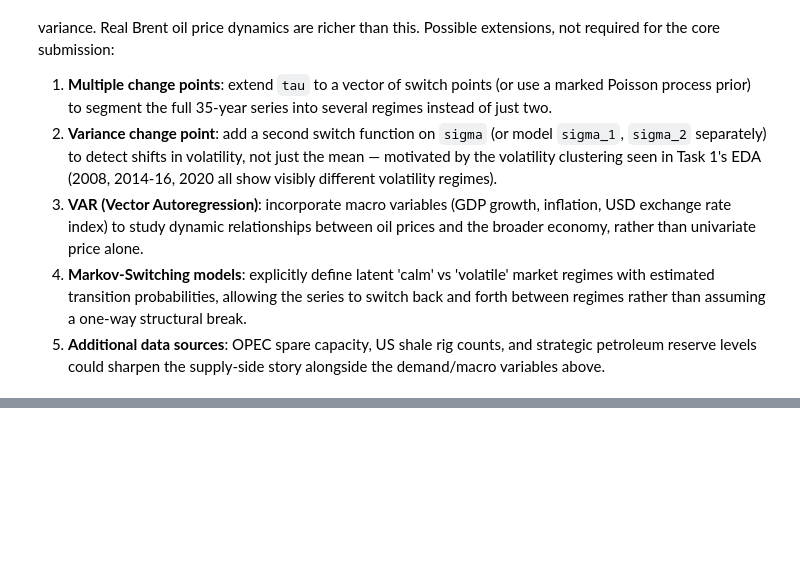
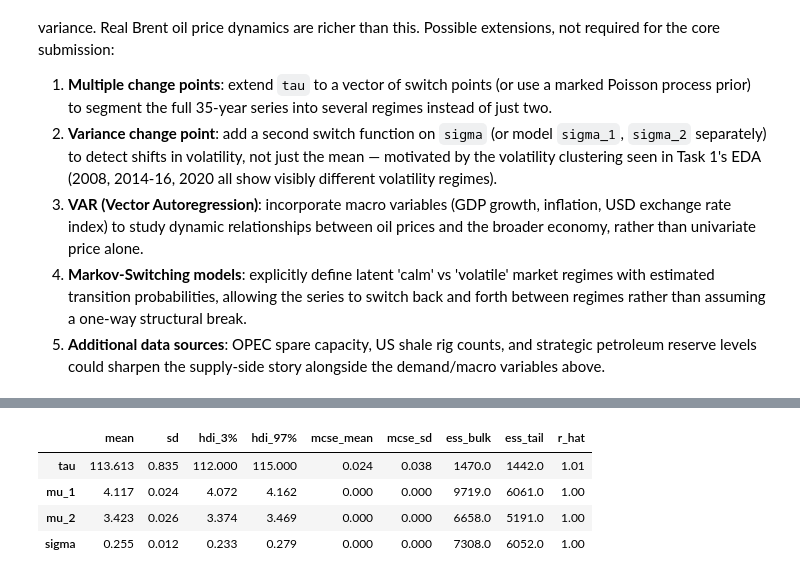
Before and after one commit to kenenit/brent-oil-change-point-analysis, a Jupyter notebook: notebooks/02_change_point_model.ipynb, the cells around one changed output, grey strips where cells are left out. Saved outputs shown, nothing was run; the diff lists cells and outputs as text; code cells hidden in the pictures; blank space fills up the shorter version.

```diff
--- a/notebooks/02_change_point_model.ipynb
+++ b/notebooks/02_change_point_model.ipynb
@@ -218,0 +269,8 @@ richer than this. Possible extensions, not required for the core submission:
+# %%
+window = prices[(prices["Date"] >= "2019-10-01") & (prices["Date"] <= "2020-08-01")].reset_index(drop=True)
+y_window = window["log_price"].values
+n_window = len(y_window)
+dates_window = window["Date"]
+
+print(f"Window length: {n_window} observations")
+print(f"Date range: {dates_window.min().date()} to {dates_window.max().date()}")
@@ -218,0 +310,9 @@ richer than this. Possible extensions, not required for the core submission:
+# %%
+summary_w = az.summary(trace_w, var_names=["tau", "mu_1", "mu_2", "sigma"])
+summary_w
+# %% [output]
+|  | mean | sd | hdi_3% | hdi_97% | mcse_mean | mcse_sd | ess_bulk | ess_tail | r_hat |
+| tau | 113.613 | 0.835 | 112.000 | 115.000 | 0.024 | 0.038 | 1470.0 | 1442.0 | 1.01 |
+| mu_1 | 4.117 | 0.024 | 4.072 | 4.162 | 0.000 | 0.000 | 9719.0 | 6061.0 | 1.00 |
+| mu_2 | 3.423 | 0.026 | 3.374 | 3.469 | 0.000 | 0.000 | 6658.0 | 5191.0 | 1.00 |
+| sigma | 0.255 | 0.012 | 0.233 | 0.279 | 0.000 | 0.000 | 7308.0 | 6052.0 | 1.00 |
```
Also changed, not shown: parts of 16 cells of this notebook, 4 other files.
